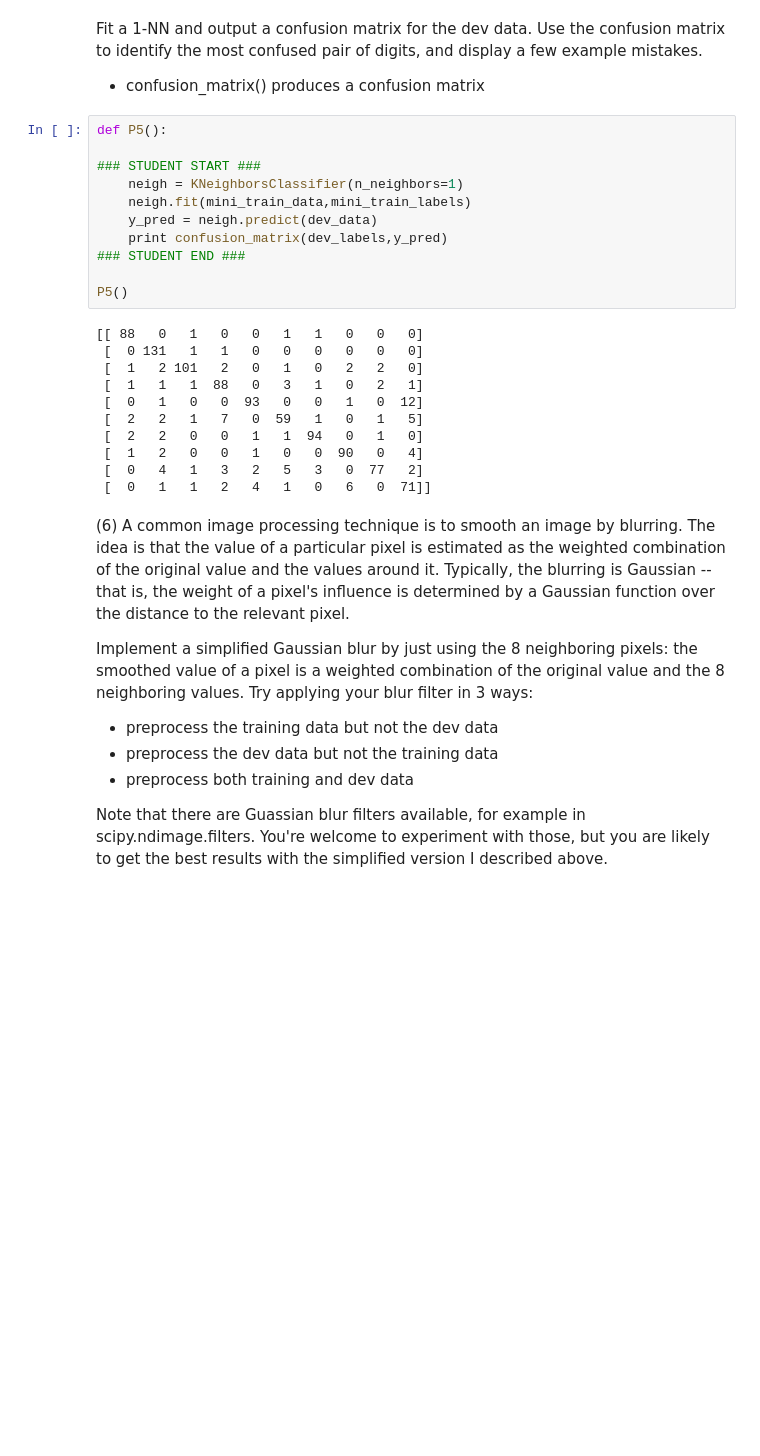
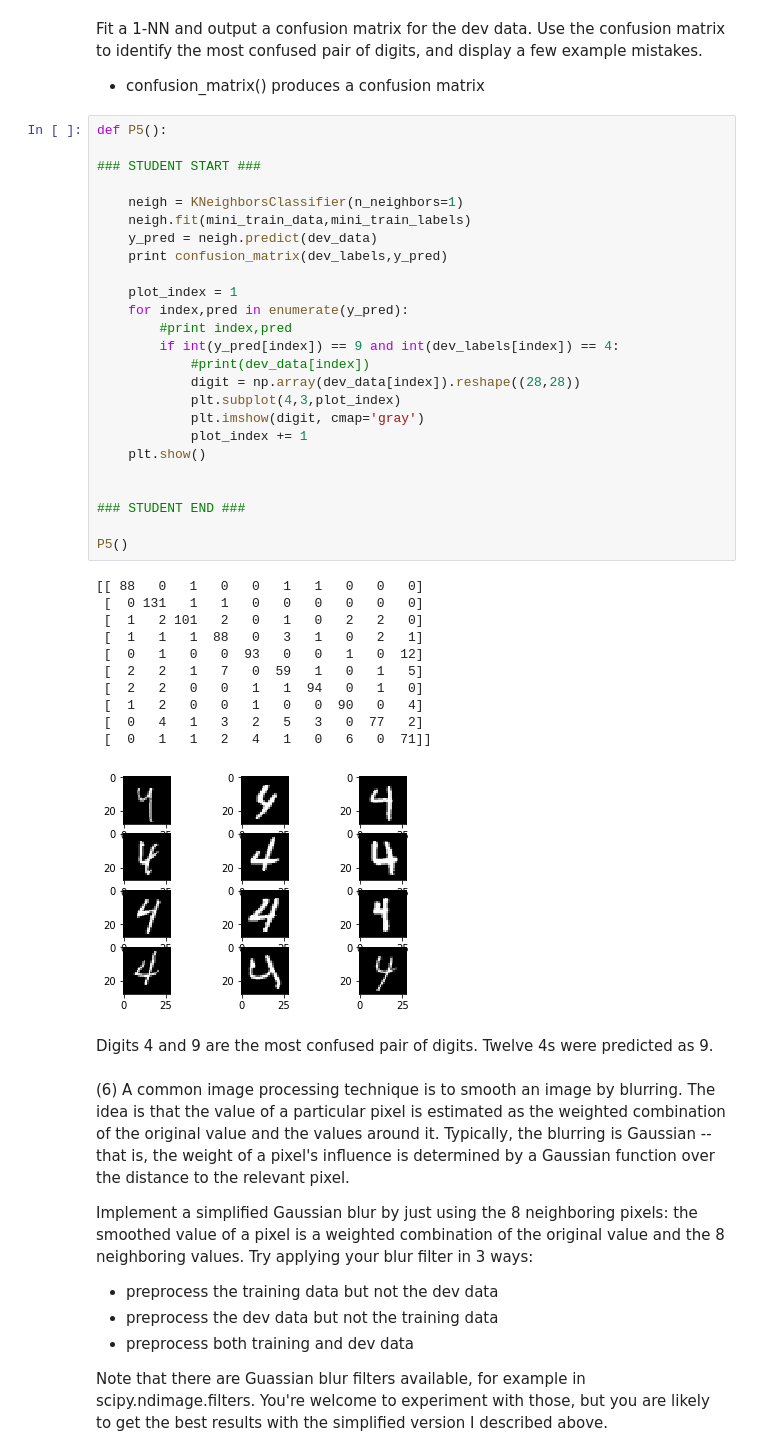
Before and after one commit to danonprice/w207_project1, a Jupyter notebook: dan_price_p1.ipynb, the cells around one changed output. Saved outputs shown, nothing was run; the diff lists cells and outputs as text; blank space fills up the shorter version.

```diff
--- a/dan_price_p1.ipynb
+++ b/dan_price_p1.ipynb
@@ -214,25 +218,42 @@ Fit a 1-NN and output a confusion matrix for the dev data. Use the confusion mat
 # %%
 def P5():
 
 ### STUDENT START ###
+
     neigh = KNeighborsClassifier(n_neighbors=1)
     neigh.fit(mini_train_data,mini_train_labels)
     y_pred = neigh.predict(dev_data)
     print confusion_matrix(dev_labels,y_pred)
+
+    plot_index = 1
+    for index,pred in enumerate(y_pred):
+        #print index,pred
+        if int(y_pred[index]) == 9 and int(dev_labels[index]) == 4:
+            #print(dev_data[index])
+            digit = np.array(dev_data[index]).reshape((28,28))
+            plt.subplot(4,3,plot_index)
+            plt.imshow(digit, cmap='gray')
+            plot_index += 1
+    plt.show()
+
+
 ### STUDENT END ###
 
 P5()
 # %% [output]
 [[ 88   0   1   0   0   1   1   0   0   0]
  [  0 131   1   1   0   0   0   0   0   0]
  [  1   2 101   2   0   1   0   2   2   0]
  [  1   1   1  88   0   3   1   0   2   1]
  [  0   1   0   0  93   0   0   1   0  12]
  [  2   2   1   7   0  59   1   0   1   5]
  [  2   2   0   0   1   1  94   0   1   0]
  [  1   2   0   0   1   0   0  90   0   4]
  [  0   4   1   3   2   5   3   0  77   2]
  [  0   1   1   2   4   1   0   6   0  71]]
+[figure, added]
+# %% [markdown]
+Digits 4 and 9 are the most confused pair of digits. Twelve 4s were predicted as 9.
 # %% [markdown]
 (6) A common image processing technique is to smooth an image by blurring. The idea is that the value of a particular pixel is estimated as the weighted combination of the original value and the values around it. Typically, the blurring is Gaussian -- that is, the weight of a pixel's influence is determined by a Gaussian function over the distance to the relevant pixel.
 
```
Also changed, not shown: parts of 4 cells of this notebook.
